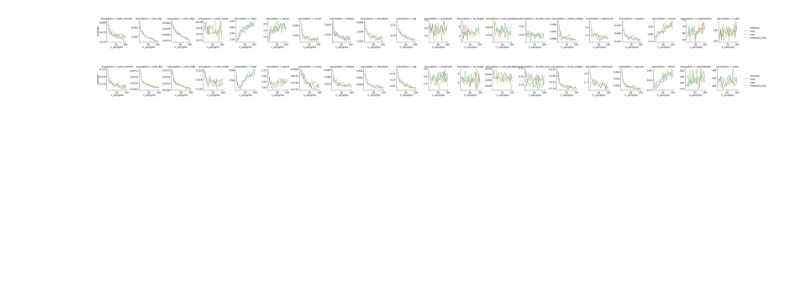
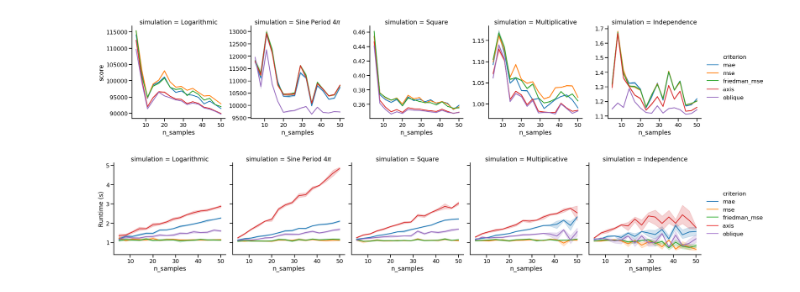
Before and after one commit to NeuroDataDesign/tealeaf, a Jupyter notebook: vivek/nonlinear/plot.ipynb, the cells around one changed output. Drawn from its saved outputs; the diff is of its cells as text; code cells hidden in the pictures; blank space fills up the shorter version.

```diff
--- a/vivek/nonlinear/plot.ipynb
+++ b/vivek/nonlinear/plot.ipynb
@@ -4,4 +4,7 @@ import numpy as np
 import pandas as pd
 import seaborn as sns
 
-sns.set_context("talk", font_scale=1.5)
+sns.set_context("talk")
+# %%
+df = pd.read_csv("results.csv", index_col="Unnamed: 0")
+df.head()
@@ -8,30 +18,28 @@ sns.set_context("talk", font_scale=1.5)
 # %%
-df = pd.read_csv("results/sim_1/sim_1.csv", index_col="Unnamed: 0")
-
 sns.relplot(
     x="n_samples",
-    y="average",
+    y="score",
     hue="criterion",
     col="simulation",
     kind="line",
     data=df,
     facet_kws={'sharey': False, 'sharex': True}
 )
-plt.savefig('sim_1.png', dpi=400)
+plt.show()
 # %% [output]
-[figure, old version]
+[figure, new version]
 # %%
-df = pd.read_csv("results/sim_2/sim_2.csv", index_col="Unnamed: 0")
-
-sns.relplot(
+g = sns.relplot(
     x="n_samples",
-    y="average",
+    y="runtime",
     hue="criterion",
     col="simulation",
     kind="line",
     data=df,
-    facet_kws={'sharey': False, 'sharex': True}
 )
-plt.savefig('sim_2.png', dpi=400)
+
+g.set(ylabel="Runtime (s)")
+
+plt.show()
 # %% [output]
-[figure, old version]
+[figure, new version]
```
Also changed, not shown: parts of 1 cell of this notebook, 4 other files.
